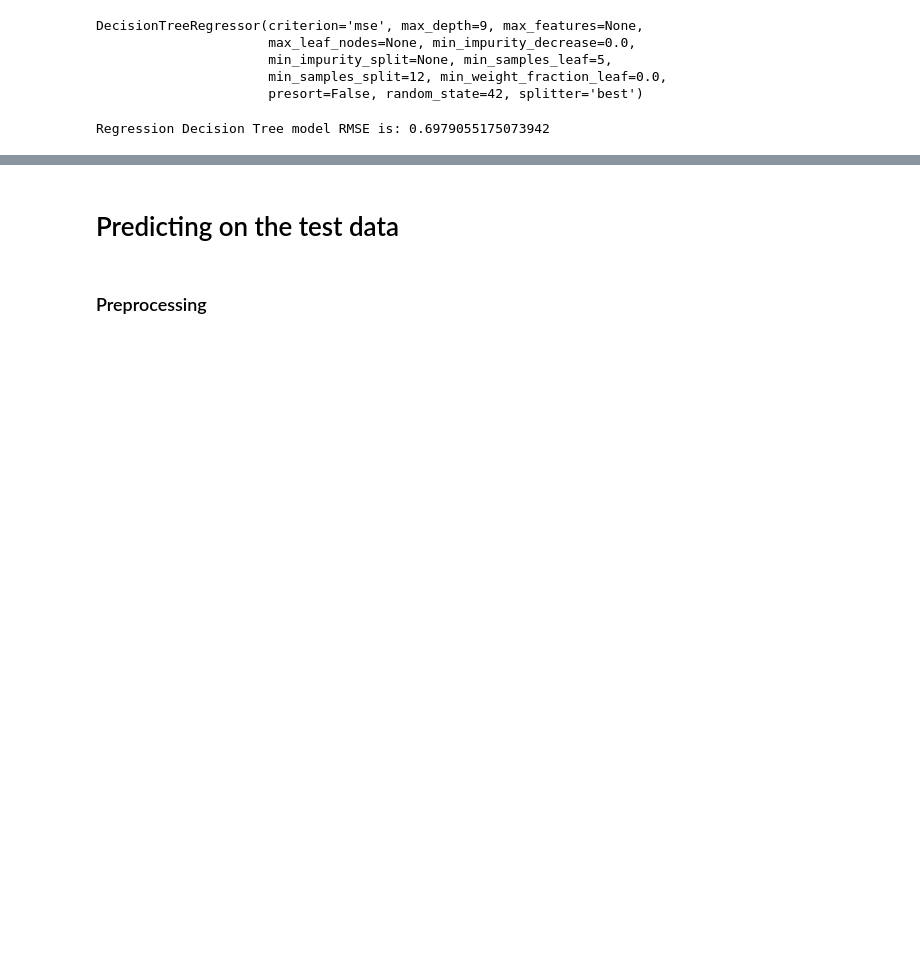
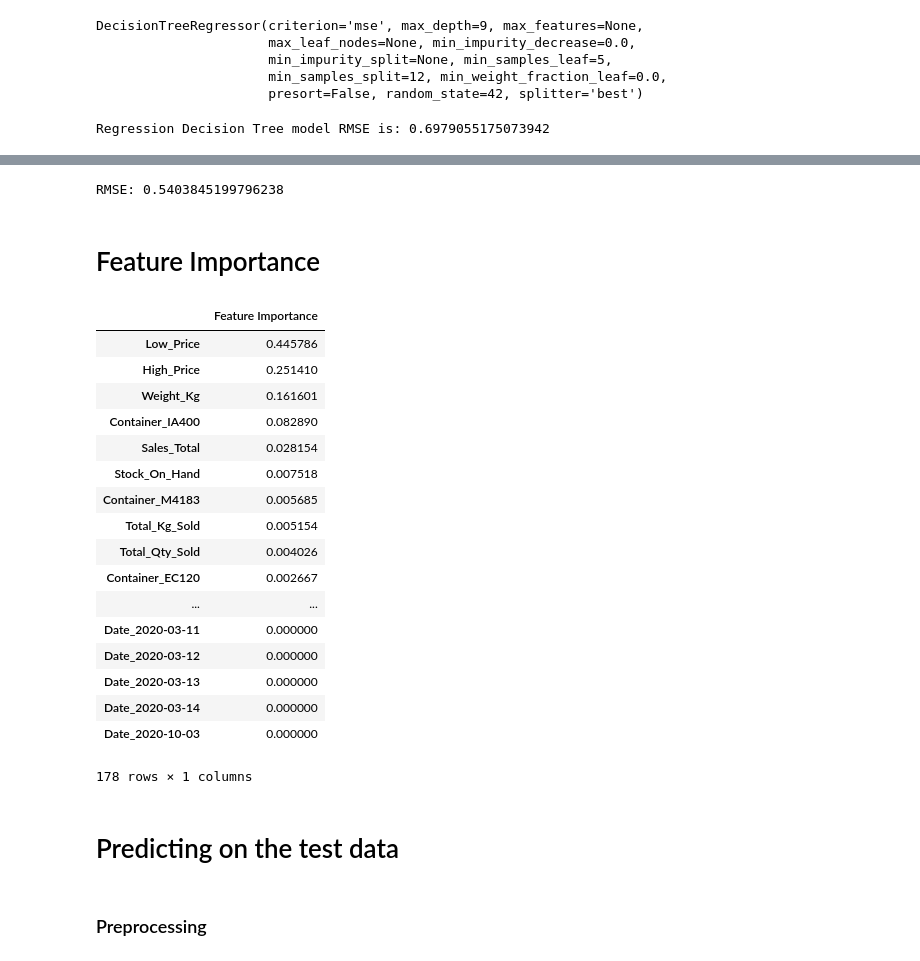
Before and after one commit to hendri80/Team_TS5_Regression, a Jupyter notebook: Team_TS5_Regression.ipynb, the cells around one changed output, grey strips where cells are left out. Cells and saved outputs as stored; diff of their text form; code cells hidden in the pictures; blank space fills up the shorter version.

```diff
--- a/Team_TS5_Regression.ipynb
+++ b/Team_TS5_Regression.ipynb
@@ -665,3 +723,3 @@ param_dist = {'max_depth':list(range(2,15)),'min_samples_leaf':list(range(5,100,
 # %%
-from sklearn.model_selection import GridSearchCV
-grid = GridSearchCV(regr_tree,param_grid=param_dist, cv=10, n_jobs=-1)
+# define grid
+grid_rf = GridSearchCV(RF,param_grid=param_dist_rf, cv=10, n_jobs=-1)
@@ -710,0 +726,3 @@ list(range(1,11,2))
+# %%
+# fit and train grid
+grid_rf.fit(x_train_random,y_train_random)
@@ -710,0 +737,6 @@ list(range(1,11,2))
+# %%
+# Instantiate Random Forest model with optimal hyperparamters
+RF = RandomForestRegressor(n_estimators=14, max_depth=20, min_samples_leaf=5,random_state=1)
+# %%
+# fit and train model
+RF.fit(x_train_random,y_train_random)
@@ -711,3 +751,36 @@ list(range(1,11,2))
+# %%
+# Get predictions
+y_predictions = RF.predict(x_test_random)
+
+# Compute RMSE
+print("RMSE:",np.sqrt(mean_squared_error(y_test_random,y_predictions)))
+# %% [output]
+RMSE: 0.5403845199796238
+# %% [markdown]
+# Feature Importance
+# %%
+feat_imp = RF.feature_importances_
+df = pd.DataFrame(feat_imp, index=[X_feat.columns], columns=['Feature Importance'])
+df.sort_values('Feature Importance',ascending=False)
+# %% [output]
+|  | Feature Importance |
+| Low_Price | 0.445786 |
+| High_Price | 0.251410 |
+| Weight_Kg | 0.161601 |
+| Container_IA400 | 0.082890 |
+| Sales_Total | 0.028154 |
+| Stock_On_Hand | 0.007518 |
+| Container_M4183 | 0.005685 |
+| Total_Kg_Sold | 0.005154 |
+| Total_Qty_Sold | 0.004026 |
+| Container_EC120 | 0.002667 |
+| ... | ... |
+| Date_2020-03-11 | 0.000000 |
+| Date_2020-03-12 | 0.000000 |
+| Date_2020-03-13 | 0.000000 |
+| Date_2020-03-14 | 0.000000 |
+| Date_2020-10-03 | 0.000000 |
+178 rows × 1 columns
 # %% [markdown]
 # Predicting on the test data
 # %% [markdown]
```
Also changed, not shown: parts of 112 cells of this notebook.
